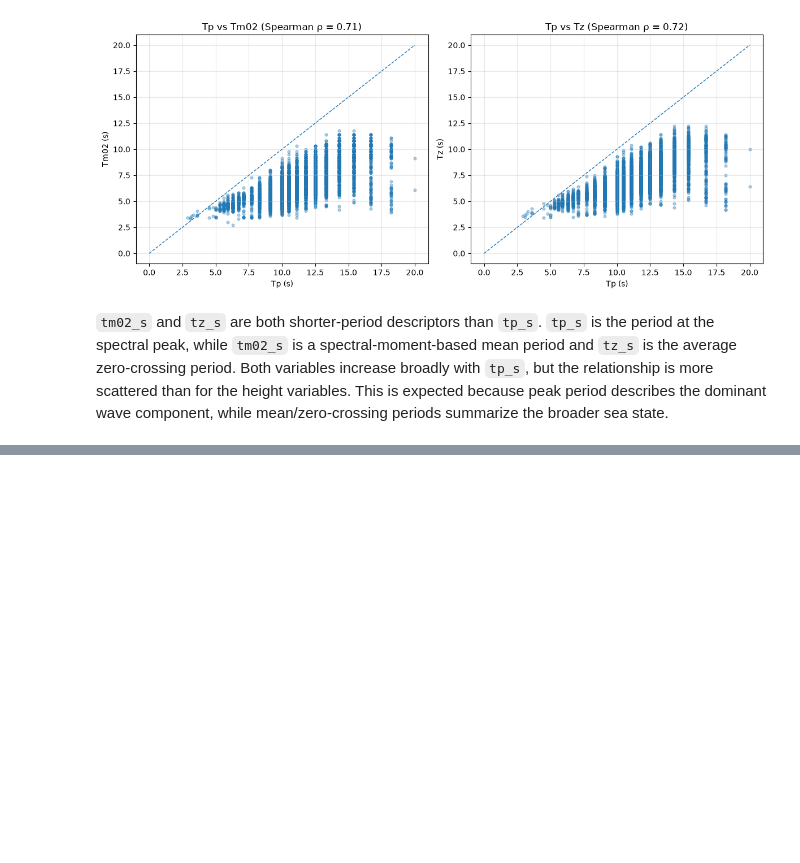
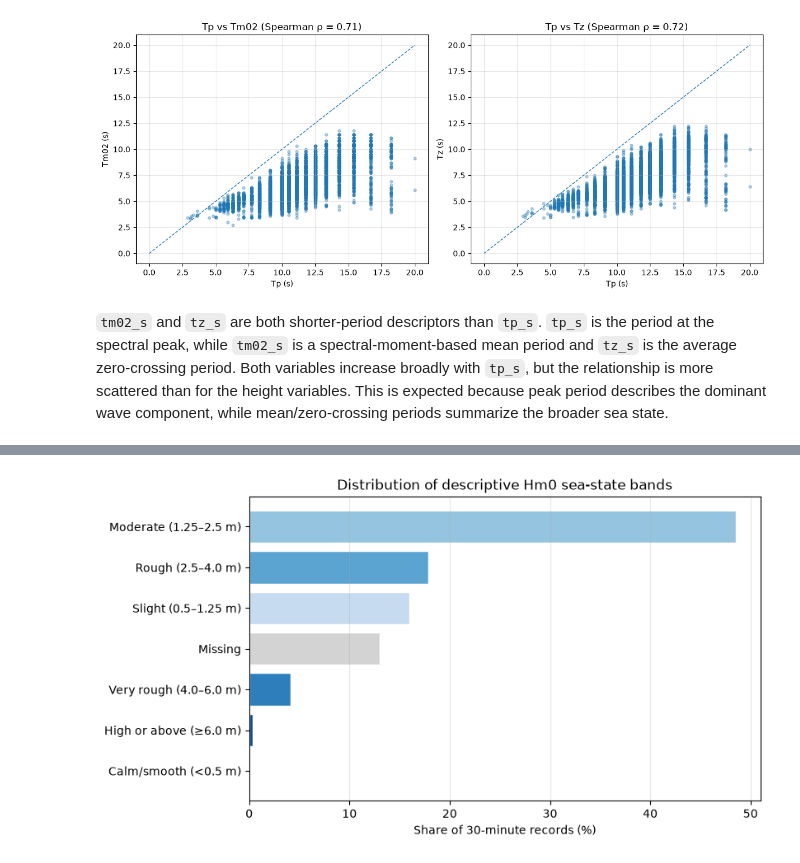
Before and after one commit to ChouaibB/wave-energy-forecasting-storage-ml, a Jupyter notebook: notebooks/02_wec_power_estimation.ipynb, the cells around one changed output, grey strips where cells are left out. Saved outputs shown, nothing was run; the diff lists cells and outputs as text; code cells hidden in the pictures; blank space fills up the shorter version.

```diff
--- a/notebooks/02_wec_power_estimation.ipynb
+++ b/notebooks/02_wec_power_estimation.ipynb
@@ -330,0 +401,80 @@ plt.show()
+# %%
+# Keep descriptive sea-state labels in the main dataframe.
+sea_state_bins = [0.0, 0.5, 1.25, 2.5, 4.0, 6.0, np.inf]
+
+sea_state_labels = [
+    "calm_smooth",
+    "slight",
+    "moderate",
+    "rough",
+    "very_rough",
+    "high_or_above",
+]
+
+sea_state_display_labels = {
+    "calm_smooth": "Calm/smooth (<0.5 m)",
+    "slight": "Slight (0.5–1.25 m)",
+    "moderate": "Moderate (1.25–2.5 m)",
+    "rough": "Rough (2.5–4.0 m)",
+    "very_rough": "Very rough (4.0–6.0 m)",
+    "high_or_above": "High or above (≥6.0 m)",
+    "missing": "Missing",
+}
+
+sea_state_colors = {
+    "calm_smooth": plt.cm.Blues(0.15),
+    "slight": plt.cm.Blues(0.25),
+    "moderate": plt.cm.Blues(0.40),
+    "rough": plt.cm.Blues(0.55),
+    "very_rough": plt.cm.Blues(0.70),
+    "high_or_above": plt.cm.Blues(0.90),
+    "missing": "lightgrey",
+}
+
+wave_df["sea_state_hm0_band"] = pd.cut(
+    wave_df["hm0_m"],
+    bins=sea_state_bins,
+    labels=sea_state_labels,
+    right=False,
+)
+
+wave_df["high_wave_flag"] = wave_df["hm0_m"] >= 6.0
+wave_df["very_rough_or_higher_flag"] = wave_df["hm0_m"] >= 4.0
+
+sea_state_counts = (
+    wave_df["sea_state_hm0_band"]
+    .astype(object)
+    .where(wave_df["sea_state_hm0_band"].notna(), "missing")
+    .value_counts()
+)
+
+sea_state_percent = 100 * sea_state_counts / len(wave_df)
+
+sea_state_summary = (
+    pd.DataFrame(
+        {
+            "band": sea_state_counts.index,
+            "count": sea_state_counts.values,
+            "percent": sea_state_percent.values,
+        }
+    )
+    .sort_values("percent", ascending=True)
+)
+
+fig, ax = plt.subplots(figsize=(8, 4.8))
+
+ax.barh(
+    sea_state_summary["band"].map(sea_state_display_labels),
+    sea_state_summary["percent"],
+    color=sea_state_summary["band"].map(sea_state_colors),
+    edgecolor="white",
+)
+
+ax.set_xlabel("Share of 30-minute records (%)")
+ax.set_ylabel("")
+ax.set_title("Distribution of descriptive Hm0 sea-state bands")
+ax.grid(True, axis="x", alpha=0.3)
+
+plt.show()
+# %% [output]
+[figure, added]
```
Also changed, not shown: parts of 4 cells of this notebook.
